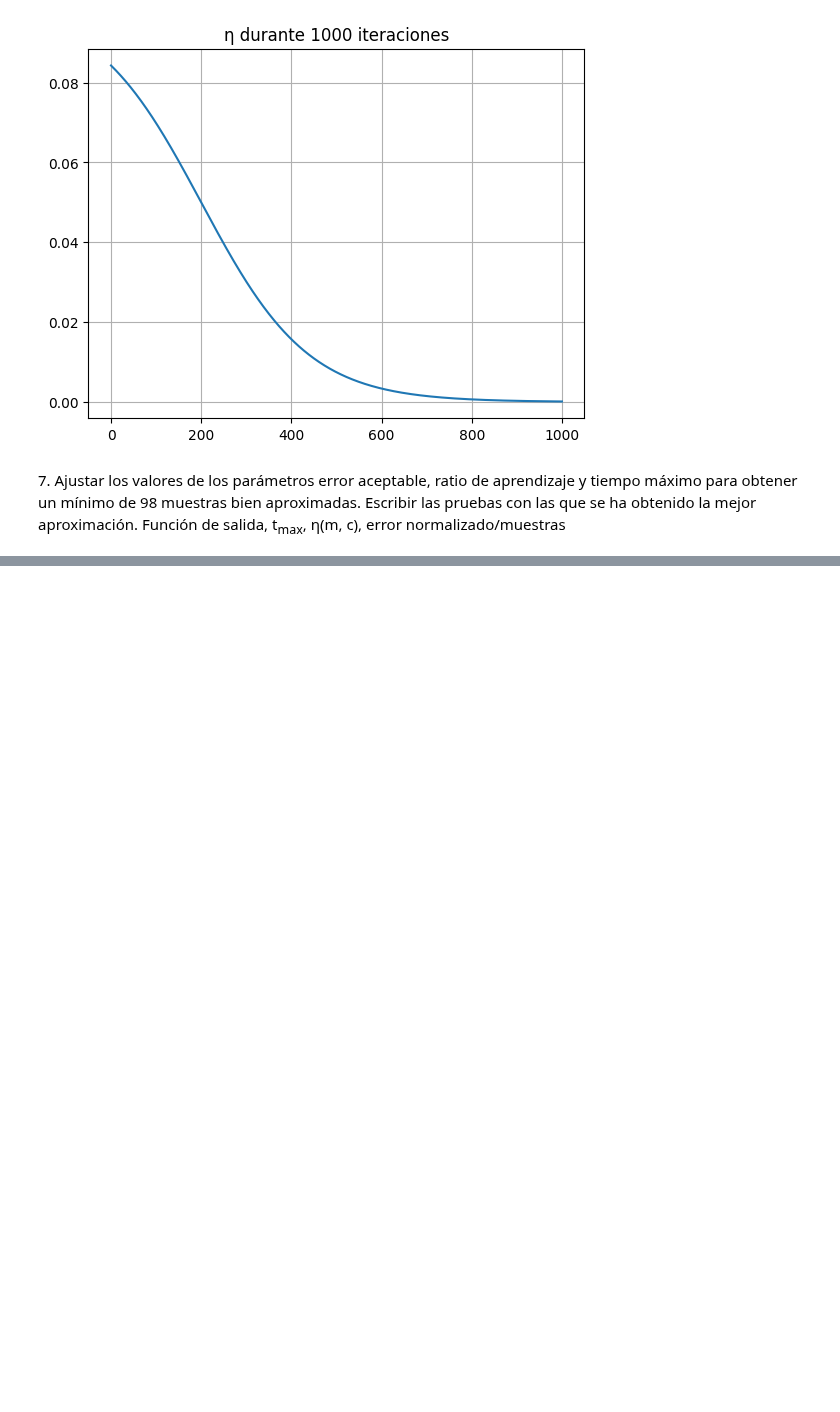
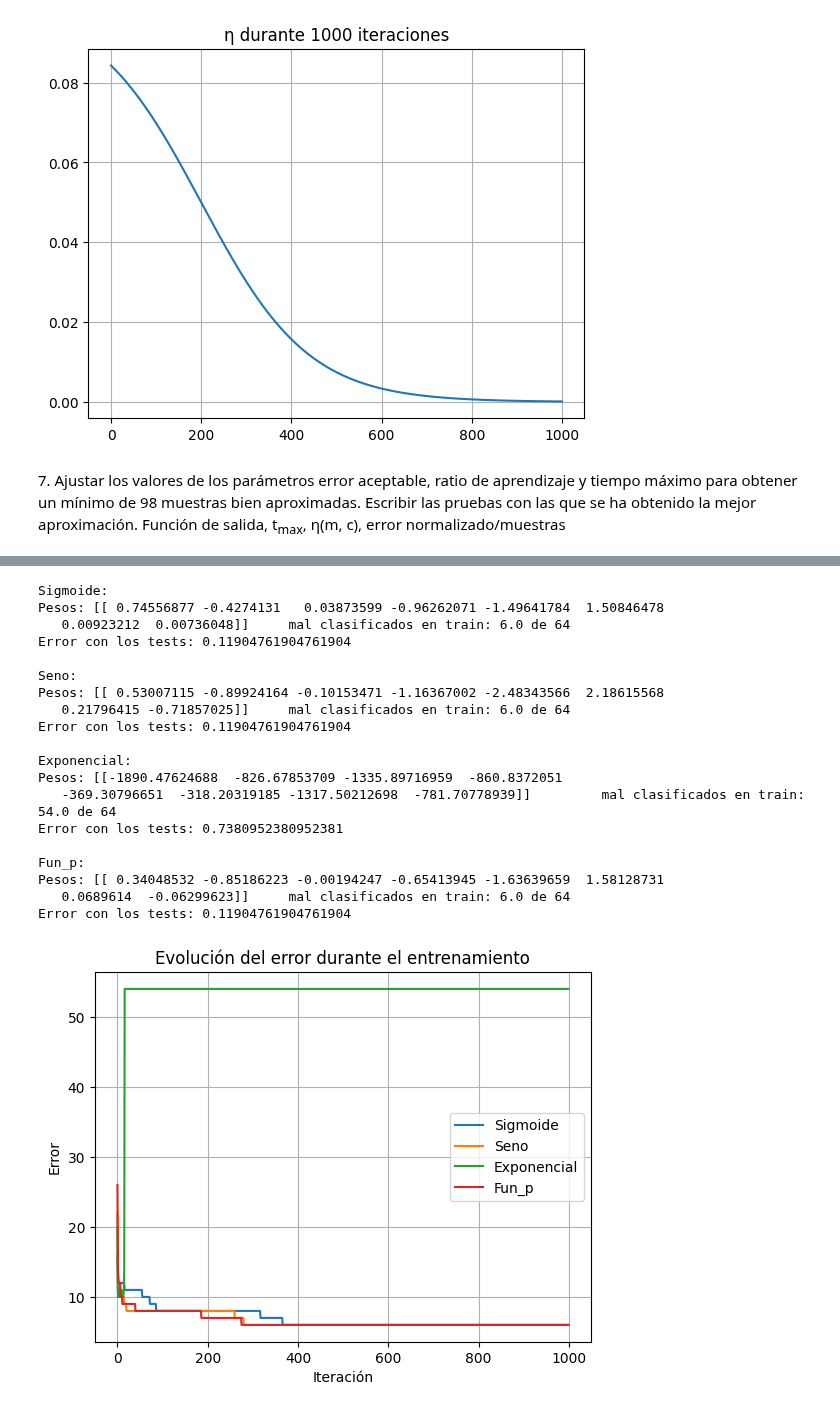
Before and after one commit to Apriea04/ComputacionNeuronalEvolutiva, a Jupyter notebook: Computación Evolutiva/Práctica 0/Pate 2.ipynb, the cells around one changed output, grey strips where cells are left out. Drawn from its saved outputs; the diff is of its cells as text; code cells hidden in the pictures; blank space fills up the shorter version.

```diff
--- a/Computación Evolutiva/Práctica 0/Pate 2.ipynb
+++ b/Computación Evolutiva/Práctica 0/Pate 2.ipynb
@@ -20,9 +23,12 @@ En primer lugar hay que descargar los archivos appendicitis.dat y muestra\_pacie
 # %%
 # Carga de los datos del dataset de entrenamiento:
 data = pd.read_csv('appendicitis/data.csv')
+
+# Añadimos una columna con unos a la izquierda para el peso que multiplica a x0
+data.insert(0, 'unos', 1)
 # %%
 # Dividimos en porcentaje de entrenamiento y prueba:
-train_percent = 0.8
+train_percent = 0.6
 test_percent = 1 - train_percent
 
 train_data = data.sample(frac=train_percent)
@@ -314,0 +335,70 @@ TypeError: entrenar_perceptron() got an unexpected keyword argument 'umbral'
+# %%
+p = 0.5
+enfr = True
+eta = 0  # Si enfr es True, eta no se usa
+# 0.4 con enfriamiento btt bn
+
+w, errores_sigm, iter = entrenar_perceptron(
+    train_data, max_iter, max_error, m, c, sigmoide, p, enfr, eta
+)
+print("Sigmoide:")
+print("Pesos:",w ,"\tmal clasificados en train:", errores_sigm[-1],"de", len(train_data))
+print("Error con los tests:", evaluar_perceptron(test_data, w, sigmoide, p))
+print()
+
+w, errores_sin, iter = entrenar_perceptron(
+    train_data, max_iter, max_error, m, c, sin, p, enfr, eta
+)
+print("Seno:")
+print("Pesos:",w ,"\tmal clasificados en train:", errores_sin[-1],"de", len(train_data))
+print("Error con los tests:", evaluar_perceptron(test_data, w, sin, p))
+print()
+
+w, errores_exponencial, iter = entrenar_perceptron(
+    train_data, max_iter, max_error, m, c, exponencial, p, enfr, eta
+)
+print("Exponencial:")
+print("Pesos:",w ,"\tmal clasificados en train:", errores_exponencial[-1],"de", len(train_data))
+print("Error con los tests:", evaluar_perceptron(test_data, w, exponencial, p))
+print()
+
+w, errores_fun_p, iter = entrenar_perceptron(
+    train_data, max_iter, max_error, m, c, fun_p, p, enfr, eta
+)
+print("Fun_p:")
+print("Pesos:",w ,"\tmal clasificados en train:", errores_fun_p[-1],"de", len(train_data))
+print("Error con los tests:", evaluar_perceptron(test_data, w, fun_p, p))
+print()
+
+# Dibujar evolucion del error
+plt.plot(errores_sigm)
+plt.plot(errores_sin)
+plt.plot(errores_exponencial)
+plt.plot(errores_fun_p)
+plt.title("Evolución del error durante el entrenamiento")
+plt.xlabel("Iteración")
+plt.ylabel("Error")
+plt.legend(["Sigmoide", "Seno", "Exponencial", "Fun_p"])
+plt.grid()
+plt.show()
+# %% [output]
+Sigmoide:
+Pesos: [[ 0.74556877 -0.4274131   0.03873599 -0.96262071 -1.49641784  1.50846478
+   0.00923212  0.00736048]]     mal clasificados en train: 6.0 de 64
+Error con los tests: 0.11904761904761904
+
+Seno:
+Pesos: [[ 0.53007115 -0.89924164 -0.10153471 -1.16367002 -2.48343566  2.18615568
+   0.21796415 -0.71857025]]     mal clasificados en train: 6.0 de 64
+Error con los tests: 0.11904761904761904
+
+Exponencial:
+Pesos: [[-1890.47624688  -826.67853709 -1335.89716959  -860.8372051
+   -369.30796651  -318.20319185 -1317.50212698  -781.70778939]]         mal clasificados en train: 54.0 de 64
+Error con los tests: 0.7380952380952381
+
+Fun_p:
+Pesos: [[ 0.34048532 -0.85186223 -0.00194247 -0.65413945 -1.63639659  1.58128731
+   0.0689614  -0.06299623]]     mal clasificados en train: 6.0 de 64
+Error con los tests: 0.11904761904761904
+[figure, added]
```
Also changed, not shown: parts of 6 cells of this notebook.
